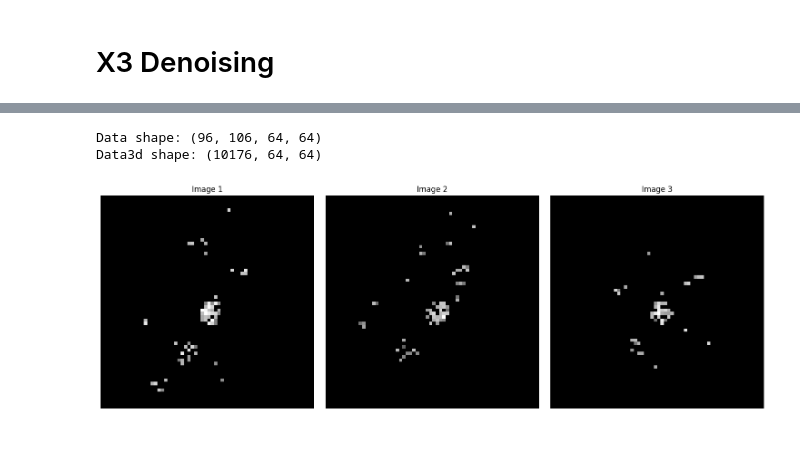
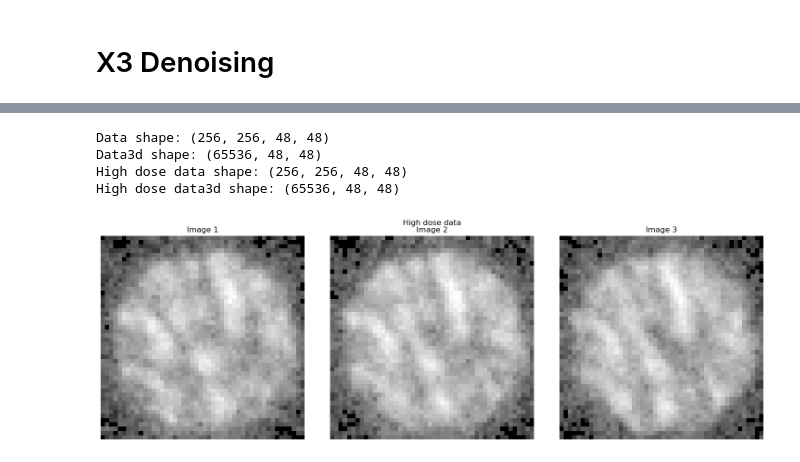
Before and after one commit to ECLIPSE-Lab/DataScienceForElectronMicroscopy, a Jupyter notebook: notebooks/X3_denoising.ipynb, the cells around one changed output, grey strips where cells are left out. Drawn from its saved outputs; the diff is of its cells as text; code cells hidden in the pictures.

Commit message:
data loading

```diff
--- a/notebooks/X3_denoising.ipynb
+++ b/notebooks/X3_denoising.ipynb
@@ -13,23 +50,40 @@ import torch as th
 # %%
-file_path = '/mnt/data/datascience_miniprojects/03_denoising/25815436/SrTiO3_Low_mag_Low_angle_Low_dose.npy'
-data = np.load(file_path)
-print(f"Data shape: {data.shape}")
-ds = data.shape
-data3d = data.reshape(ds[0]*ds[1], ds[2], ds[3])
-print(f"Data3d shape: {data3d.shape}")
+file_path_low = './03_denoising_SrTiO3_High_mag_Low_dose.npy'
+file_path_high = './03_denoising_SrTiO3_High_mag_High_dose.npy'
+
+data_low_dose = np.load(file_path)
+
+print(f"Data shape: {data_low_dose.shape}")
+
+ds = data_low_dose.shape
+
+data3d_low = data_low_dose.reshape(ds[0]*ds[1], ds[2], ds[3])
+
+print(f"Data3d shape: {data3d_low.shape}")
+
+
+
+data_high_dose = np.load(file_path_high)
+print(f"High dose data shape: {data_high_dose.shape}")
+ds_high = data_high_dose.shape
+data3d_high = data_high_dose.reshape(ds_high[0]*ds_high[1], ds_high[2], ds_high[3])
+print(f"High dose data3d shape: {data3d_high.shape}")
 # %% [output]
-Data shape: (96, 106, 64, 64)
-Data3d shape: (10176, 64, 64)
+Data shape: (256, 256, 48, 48)
+Data3d shape: (65536, 48, 48)
+High dose data shape: (256, 256, 48, 48)
+High dose data3d shape: (65536, 48, 48)
 # %%
 plt.figure(figsize=(15, 5))
 
 for i in range(3):
     plt.subplot(1, 3, i+1)
-    plt.imshow(data3d[i+1000]**0.25, cmap='gray')
+    plt.imshow(data3d_high[i+1000]**0.25, cmap='gray')
     plt.title(f'Image {i+1}')
     plt.axis('off')
+plt.suptitle('High dose data')
 
 plt.tight_layout()
 plt.show()
 # %% [output]
-[figure, old version]
+[figure, new version]
```
Also changed, not shown: parts of 5 cells of this notebook, 2 other files.
